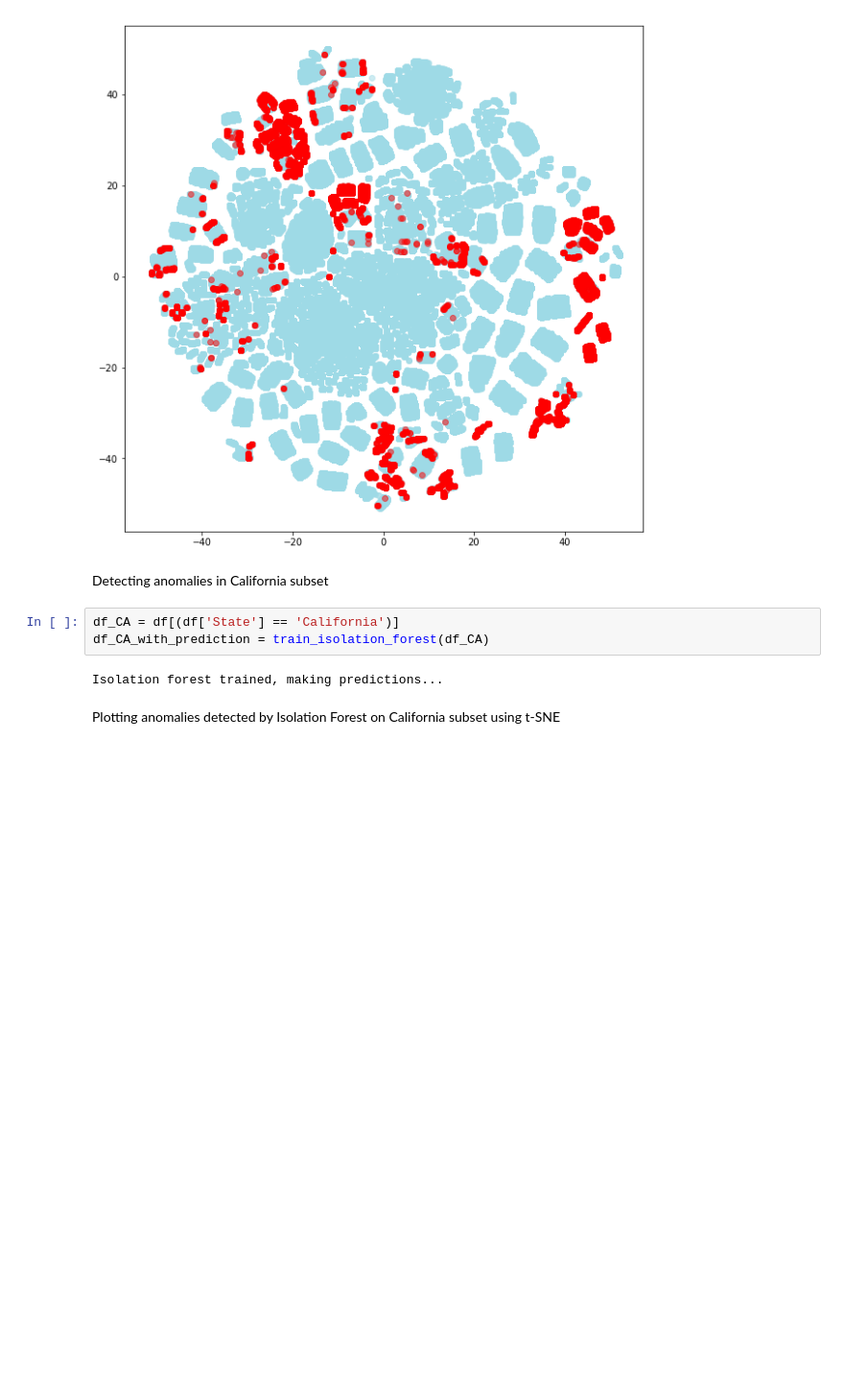
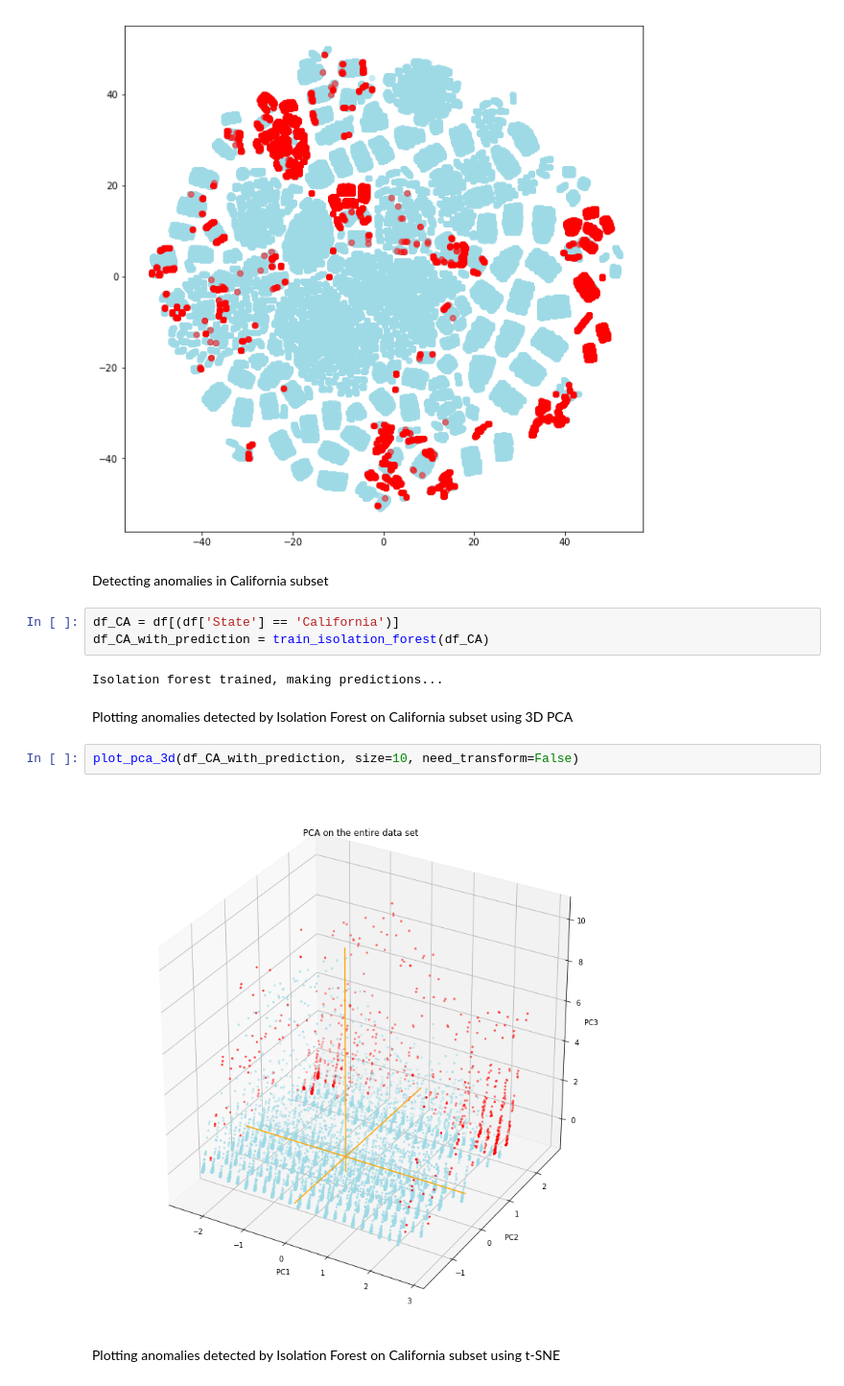
Before and after one commit to dynamic-duo-data-science/dynamicduo, a Jupyter notebook: notebooks/Anomaly_detection.ipynb, the cells around one changed output. Shown at 96% size. Drawn from its saved outputs; the diff is of its cells as text; blank space fills up the shorter version.

```diff
--- a/notebooks/Anomaly_detection.ipynb
+++ b/notebooks/Anomaly_detection.ipynb
@@ -105,6 +190,12 @@ df_CA = df[(df['State'] == 'California')]
 df_CA_with_prediction = train_isolation_forest(df_CA)
 # %% [output]
 Isolation forest trained, making predictions...
+# %% [markdown]
+Plotting anomalies detected by Isolation Forest on California subset using 3D PCA
+# %%
+plot_pca_3d(df_CA_with_prediction, size=10, need_transform=False)
+# %% [output]
+[figure, added]
 # %% [markdown]
 Plotting anomalies detected by Isolation Forest on California subset using t-SNE
 # %%
```
Also changed, not shown: parts of 35 cells of this notebook.
